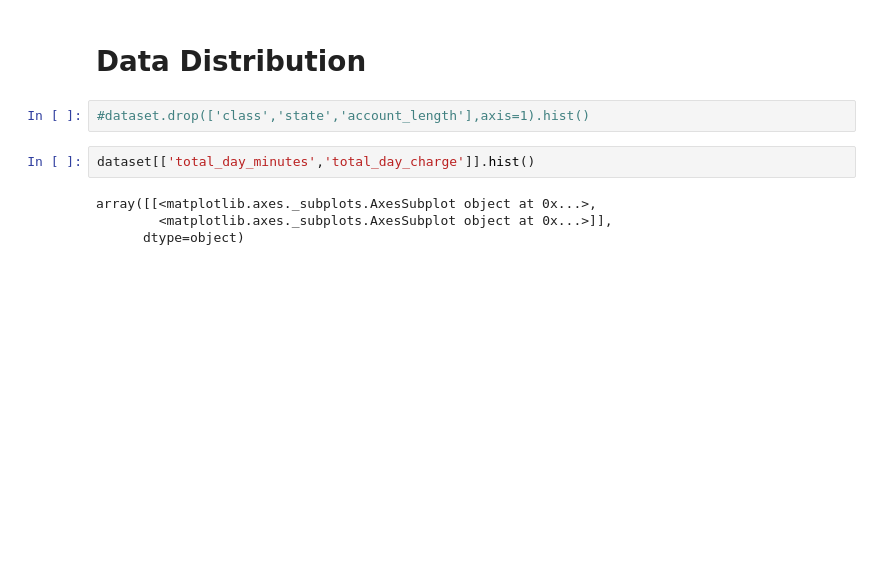
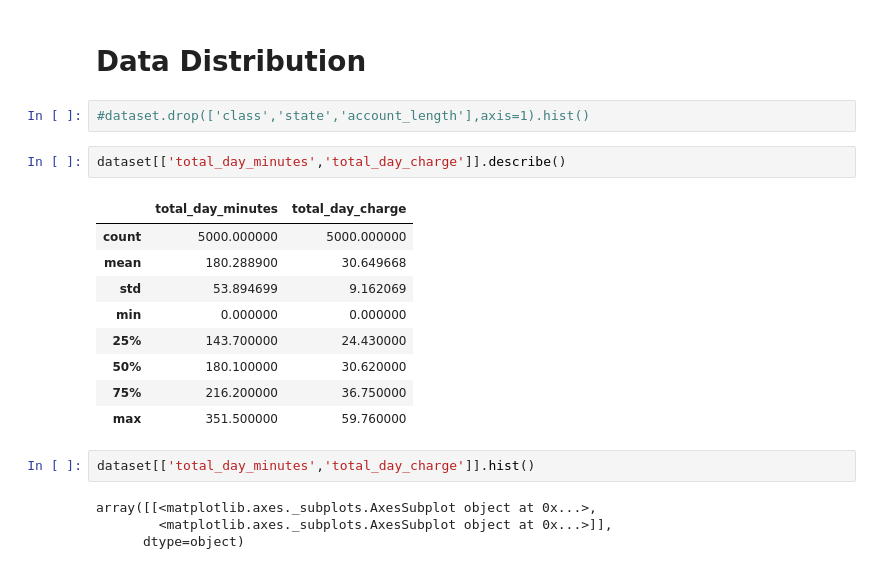
Before and after one commit to syakhlani/Basic_Statistics, a Jupyter notebook: pre_test_use_case_AS.ipynb, the cells around one changed output. Cells and saved outputs as stored; diff of their text form; blank space fills up the shorter version.

```diff
--- a/pre_test_use_case_AS.ipynb
+++ b/pre_test_use_case_AS.ipynb
@@ -278,6 +278,18 @@ customer_churn make more money (day_charge), customer_churn are more likely to c
 # Data Distribution
 # %%
 #dataset.drop(['class','state','account_length'],axis=1).hist()
+# %%
+dataset[['total_day_minutes','total_day_charge']].describe()
+# %% [output]
+|  | total_day_minutes | total_day_charge |
+| count | 5000.000000 | 5000.000000 |
+| mean | 180.288900 | 30.649668 |
+| std | 53.894699 | 9.162069 |
+| min | 0.000000 | 0.000000 |
+| 25% | 143.700000 | 24.430000 |
+| 50% | 180.100000 | 30.620000 |
+| 75% | 216.200000 | 36.750000 |
+| max | 351.500000 | 59.760000 |
 # %%
 dataset[['total_day_minutes','total_day_charge']].hist()
 # %% [output]
```
Also changed, not shown: parts of 4 cells of this notebook.
